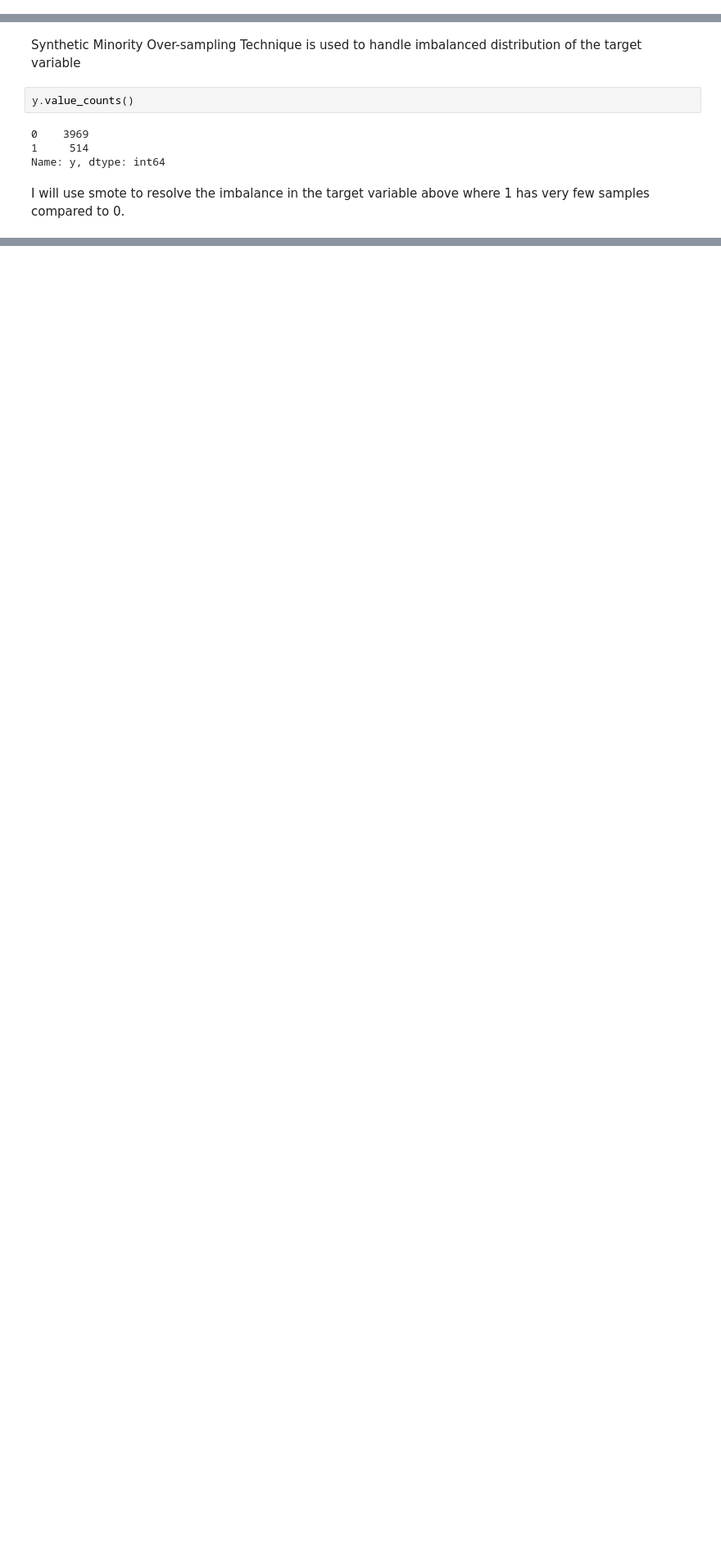
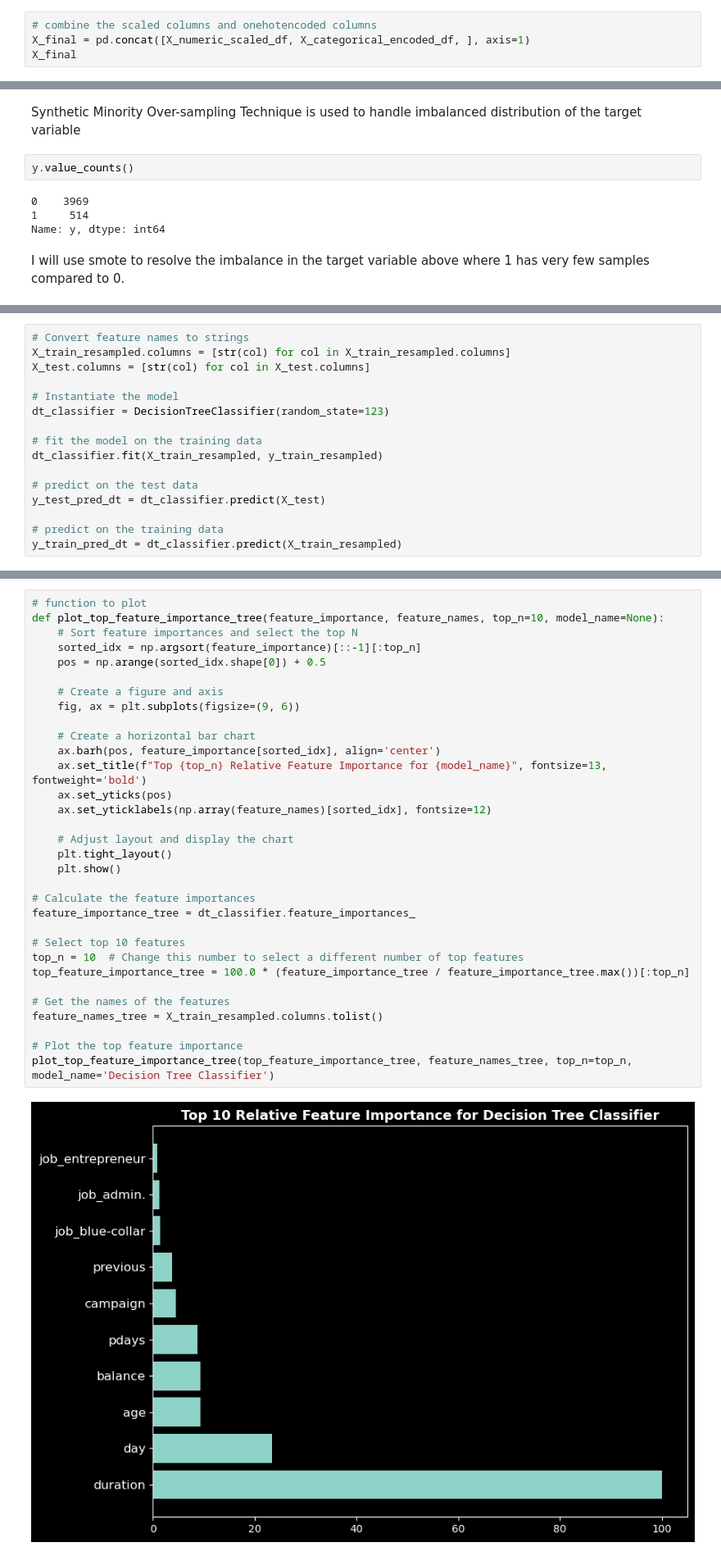
Before and after one commit to marwa9975/CUSTOMER_PURCHASE_PREDICTION, a Jupyter notebook: notebook.ipynb, the cells around one changed output, grey strips where cells are left out. Shown at 82% size. Saved outputs shown, nothing was run; the diff lists cells and outputs as text; blank space fills up the shorter version.

Commit message:
baseline model

```diff
--- a/notebook.ipynb
+++ b/notebook.ipynb
@@ -518,0 +542,4 @@ X_final
+# %%
+# combine the scaled columns and onehotencoded columns
+X_final = pd.concat([X_numeric_scaled_df, X_categorical_encoded_df, ], axis=1)
+X_final
@@ -570,0 +619,16 @@ ax.set_title('subscription distribution in percentage', fontsize=20);
+# %%
+# Convert feature names to strings
+X_train_resampled.columns = [str(col) for col in X_train_resampled.columns]
+X_test.columns = [str(col) for col in X_test.columns]
+
+# Instantiate the model
+dt_classifier = DecisionTreeClassifier(random_state=123)
+
+# fit the model on the training data
+dt_classifier.fit(X_train_resampled, y_train_resampled)
+
+# predict on the test data
+y_test_pred_dt = dt_classifier.predict(X_test)
+
+# predict on the training data
+y_train_pred_dt = dt_classifier.predict(X_train_resampled)
@@ -570,0 +637,34 @@ ax.set_title('subscription distribution in percentage', fontsize=20);
+# %%
+# function to plot
+def plot_top_feature_importance_tree(feature_importance, feature_names, top_n=10, model_name=None):
+    # Sort feature importances and select the top N
+    sorted_idx = np.argsort(feature_importance)[::-1][:top_n]
+    pos = np.arange(sorted_idx.shape[0]) + 0.5
+
+    # Create a figure and axis
+    fig, ax = plt.subplots(figsize=(9, 6))
+
+    # Create a horizontal bar chart
+    ax.barh(pos, feature_importance[sorted_idx], align='center')
+    ax.set_title(f"Top {top_n} Relative Feature Importance for {model_name}", fontsize=13, fontweight='bold')
+    ax.set_yticks(pos)
+    ax.set_yticklabels(np.array(feature_names)[sorted_idx], fontsize=12)
+
+    # Adjust layout and display the chart
+    plt.tight_layout()
+    plt.show()
+
+# Calculate the feature importances
+feature_importance_tree = dt_classifier.feature_importances_
+
+# Select top 10 features
+top_n = 10  # Change this number to select a different number of top features
+top_feature_importance_tree = 100.0 * (feature_importance_tree / feature_importance_tree.max())[:top_n]
+
+# Get the names of the features
+feature_names_tree = X_train_resampled.columns.tolist()
+
+# Plot the top feature importance
+plot_top_feature_importance_tree(top_feature_importance_tree, feature_names_tree, top_n=top_n, model_name='Decision Tree Classifier')
+# %% [output]
+[figure, added]
```
Also changed, not shown: parts of 20 cells of this notebook.
